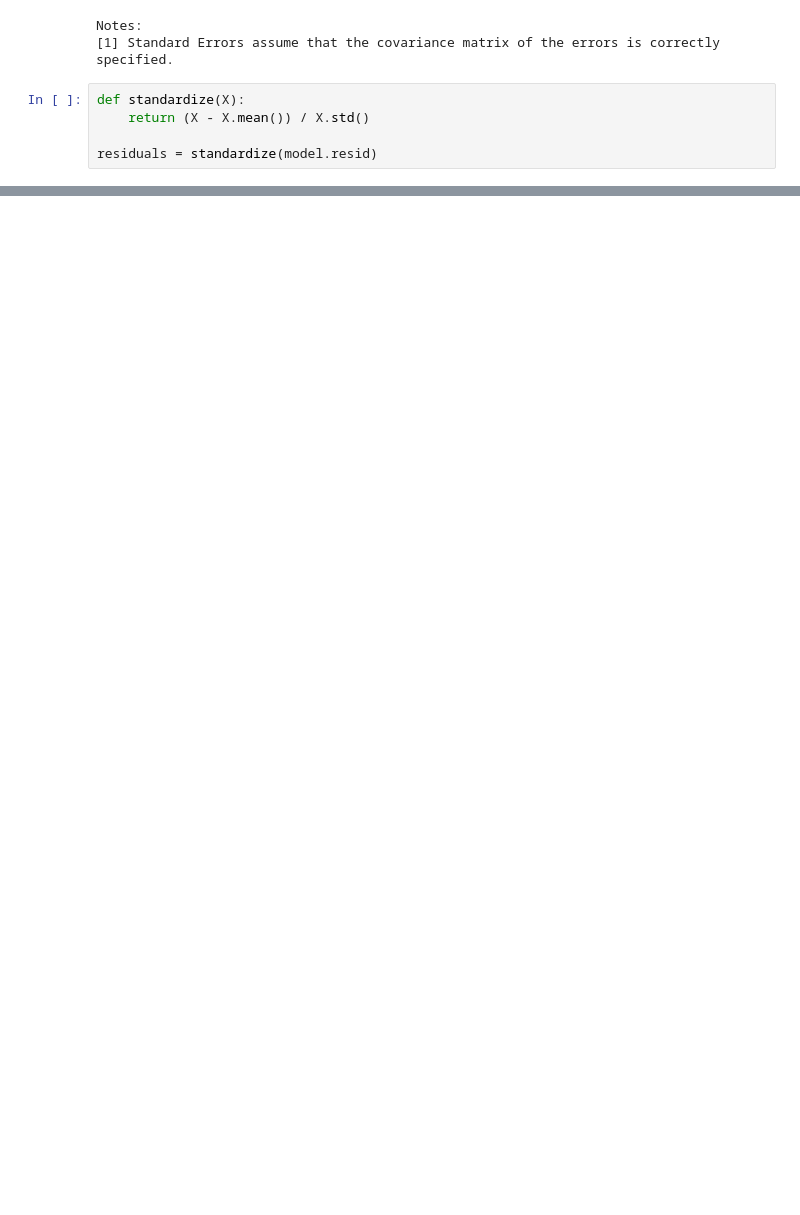
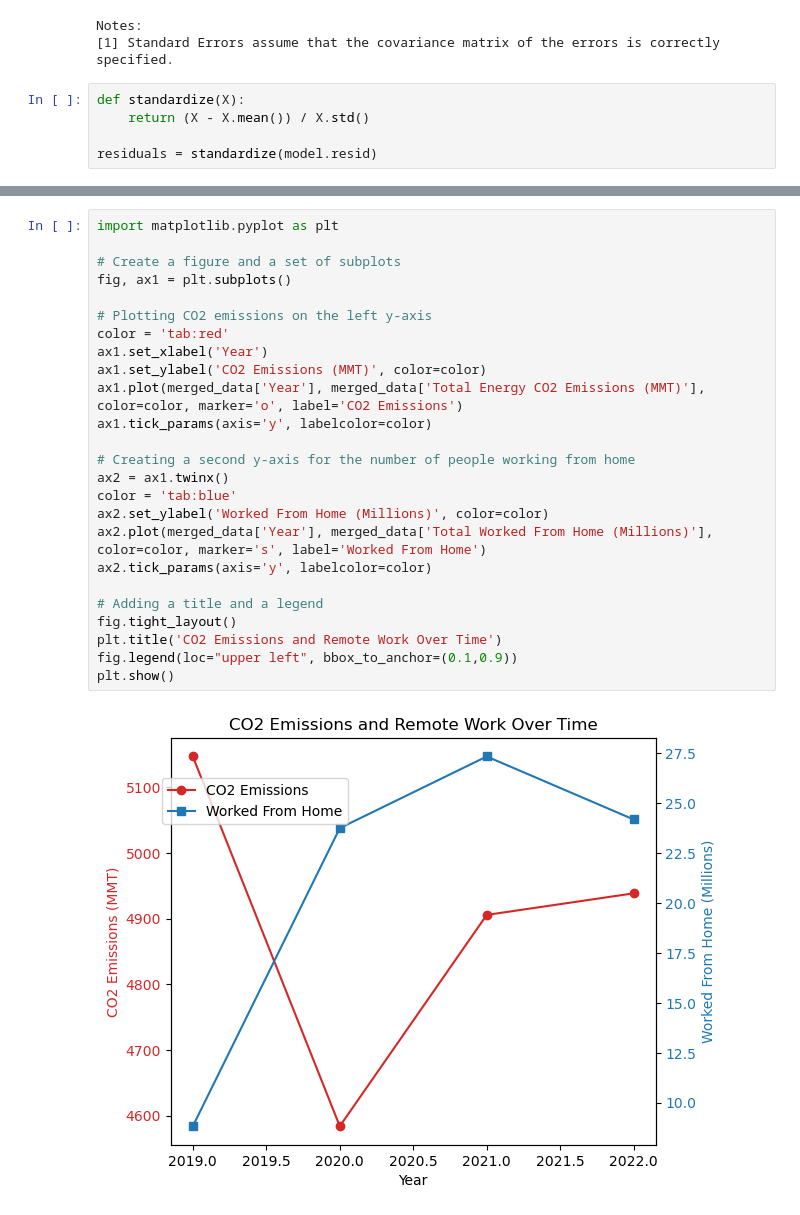
Before and after one commit to NathanYKo/Remote-CO2-Emissions189, a Jupyter notebook: final.ipynb, the cells around one changed output, grey strips where cells are left out. Cells and saved outputs as stored; diff of their text form; blank space fills up the shorter version.

```diff
--- a/final.ipynb
+++ b/final.ipynb
@@ -180,0 +203,27 @@ sm.qqplot(residuals, line='s')
+# %%
+import matplotlib.pyplot as plt
+
+# Create a figure and a set of subplots
+fig, ax1 = plt.subplots()
+
+# Plotting CO2 emissions on the left y-axis
+color = 'tab:red'
+ax1.set_xlabel('Year')
+ax1.set_ylabel('CO2 Emissions (MMT)', color=color)
+ax1.plot(merged_data['Year'], merged_data['Total Energy CO2 Emissions (MMT)'], color=color, marker='o', label='CO2 Emissions')
+ax1.tick_params(axis='y', labelcolor=color)
+
+# Creating a second y-axis for the number of people working from home
+ax2 = ax1.twinx()
+color = 'tab:blue'
+ax2.set_ylabel('Worked From Home (Millions)', color=color)
+ax2.plot(merged_data['Year'], merged_data['Total Worked From Home (Millions)'], color=color, marker='s', label='Worked From Home')
+ax2.tick_params(axis='y', labelcolor=color)
+
+# Adding a title and a legend
+fig.tight_layout()
+plt.title('CO2 Emissions and Remote Work Over Time')
+fig.legend(loc="upper left", bbox_to_anchor=(0.1,0.9))
+plt.show()
+# %% [output]
+[figure, added]
```
Also changed, not shown: parts of 14 cells of this notebook, 1 other file.
